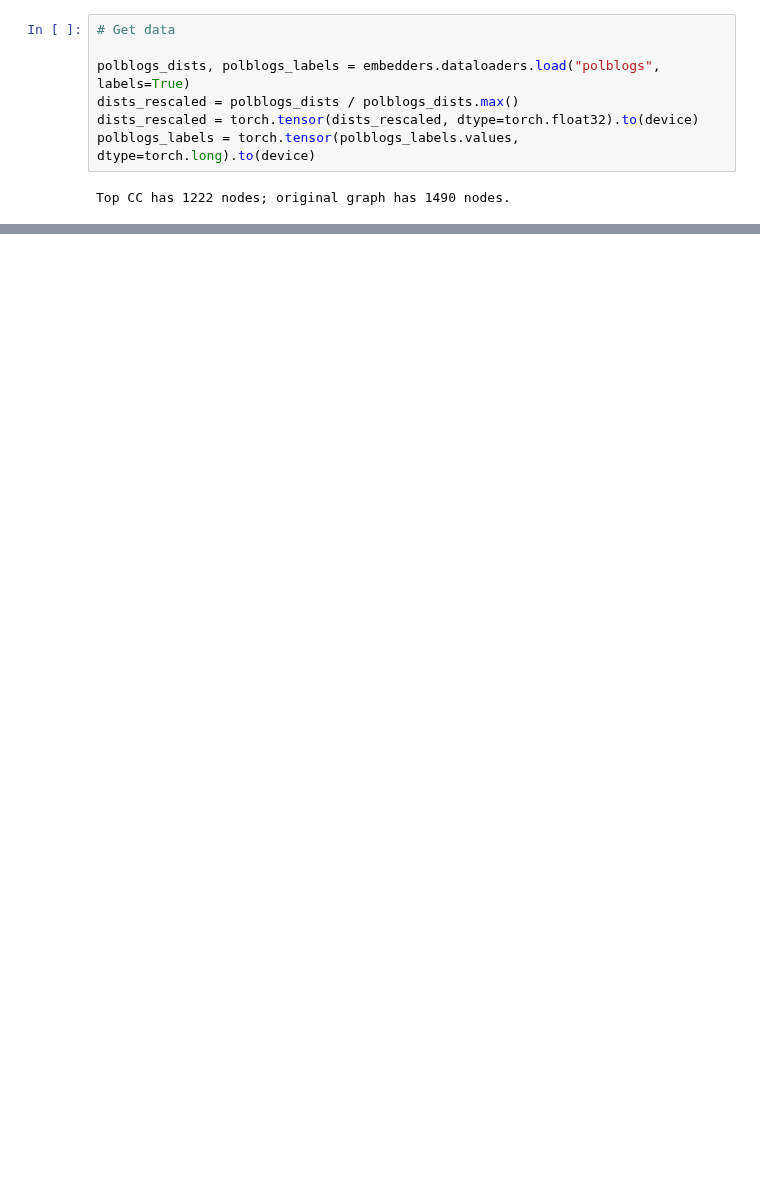
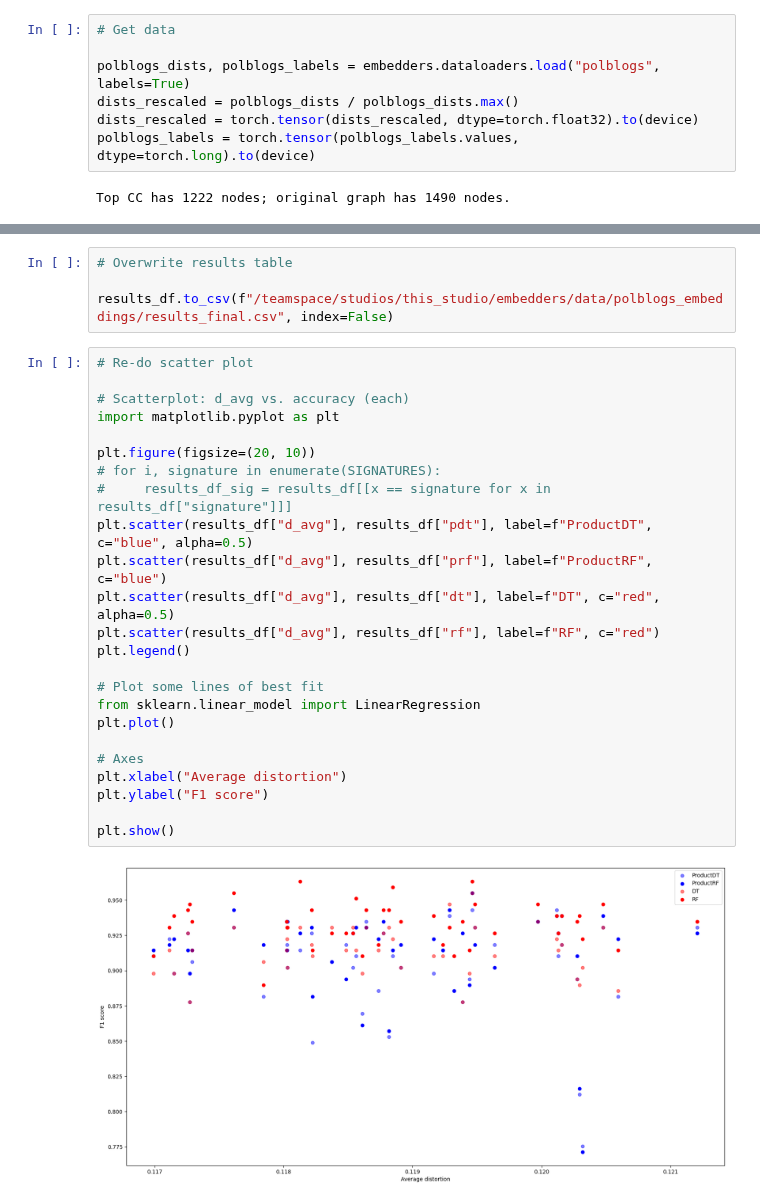
Before and after one commit to qc2321/embedders, a Jupyter notebook: notebooks/2_pc_polblogs_benchmark.ipynb, the cells around one changed output, grey strips where cells are left out. Drawn from its saved outputs; the diff is of its cells as text; blank space fills up the shorter version.

```diff
--- a/notebooks/2_pc_polblogs_benchmark.ipynb
+++ b/notebooks/2_pc_polblogs_benchmark.ipynb
@@ -297,0 +567,30 @@ results_df.to_csv(f"/teamspace/studios/this_studio/embedders/data/polblogs_embed
+# %%
+# Overwrite results table
+
+results_df.to_csv(f"/teamspace/studios/this_studio/embedders/data/polblogs_embeddings/results_final.csv", index=False)
+# %%
+# Re-do scatter plot
+
+# Scatterplot: d_avg vs. accuracy (each)
+import matplotlib.pyplot as plt
+
+plt.figure(figsize=(20, 10))
+# for i, signature in enumerate(SIGNATURES):
+#     results_df_sig = results_df[[x == signature for x in results_df["signature"]]]
+plt.scatter(results_df["d_avg"], results_df["pdt"], label=f"ProductDT", c="blue", alpha=0.5)
+plt.scatter(results_df["d_avg"], results_df["prf"], label=f"ProductRF", c="blue")
+plt.scatter(results_df["d_avg"], results_df["dt"], label=f"DT", c="red", alpha=0.5)
+plt.scatter(results_df["d_avg"], results_df["rf"], label=f"RF", c="red")
+plt.legend()
+
+# Plot some lines of best fit
+from sklearn.linear_model import LinearRegression
+plt.plot()
+
+# Axes
+plt.xlabel("Average distortion")
+plt.ylabel("F1 score")
+
+plt.show()
+# %% [output]
+[figure, added]
```
Also changed, not shown: parts of 7 cells of this notebook, 16 other files.
